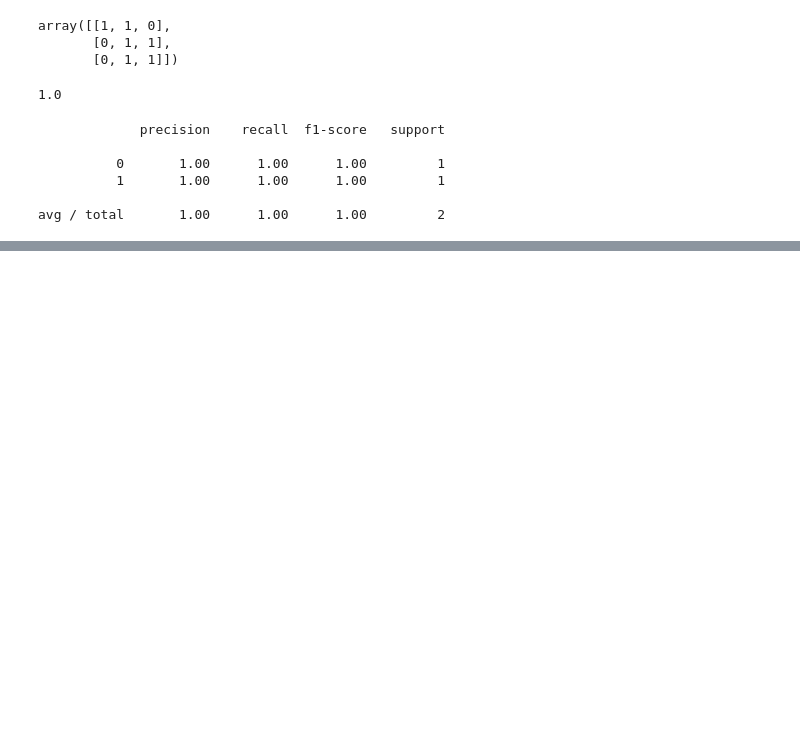
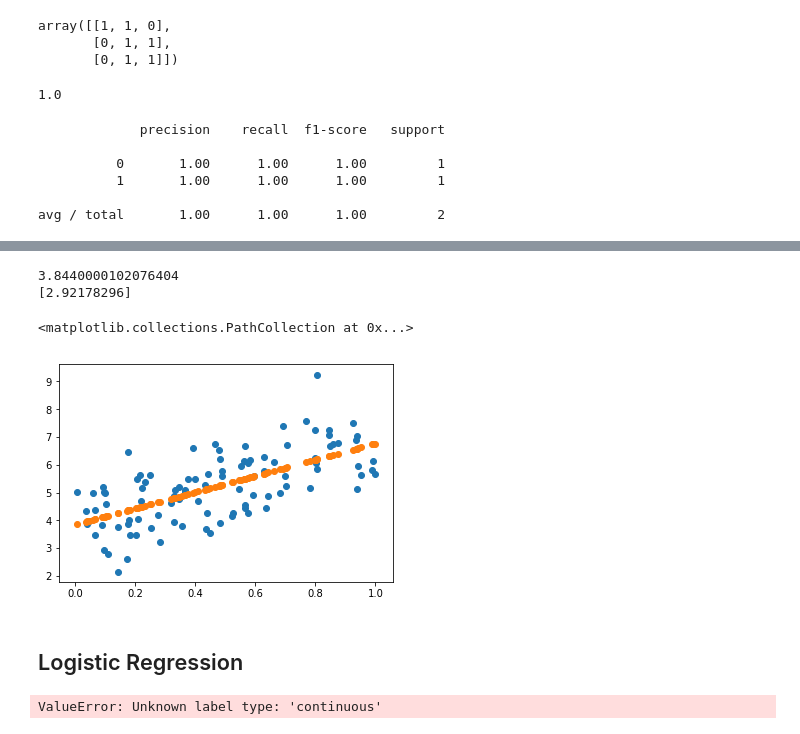
Before and after one commit to bnmnetp/DS420, a Jupyter notebook: Scikit-Learn Quick Reference.ipynb, the cells around one changed output, grey strips where cells are left out. Drawn from its saved outputs; the diff is of its cells as text; code cells hidden in the pictures; blank space fills up the shorter version.

```diff
--- a/Scikit-Learn Quick Reference.ipynb
+++ b/Scikit-Learn Quick Reference.ipynb
@@ -242,0 +252,18 @@ avg / total       1.00      1.00      1.00         2
+# %%
+from sklearn.linear_model import LinearRegression
+lr = LinearRegression()
+lr.fit(xrand.reshape(-1,1),yrand)
+print(lr.intercept_)
+print(lr.coef_)
+# %% [output]
+3.8440000102076404
+[2.92178296]
+# %%
+ypred = lr.predict(xrand.reshape(-1,1))
+plt.scatter(xrand, yrand)
+plt.scatter(xrand,ypred)
+# %% [output]
+<matplotlib.collections.PathCollection at 0x...>
+[figure, added]
+# %% [markdown]
+## Logistic Regression
@@ -242,0 +276,7 @@ avg / total       1.00      1.00      1.00         2
+# %%
+model_LR.fit(xrand.reshape(-1,1),yrand)
+y_prob = model_LR.predict_proba(xrand.reshape(-1,1))[:,1] # This will give you positive class prediction probabilities
+y_pred = np.where(y_prob > 0.5, 1, 0) # This will threshold the probabilities to give class predictions.
+model_LR.score(X_test, y_pred)
+# %% [output]
+ValueError: Unknown label type: 'continuous'
```
Also changed, not shown: parts of 3 cells of this notebook, 1 other file.
